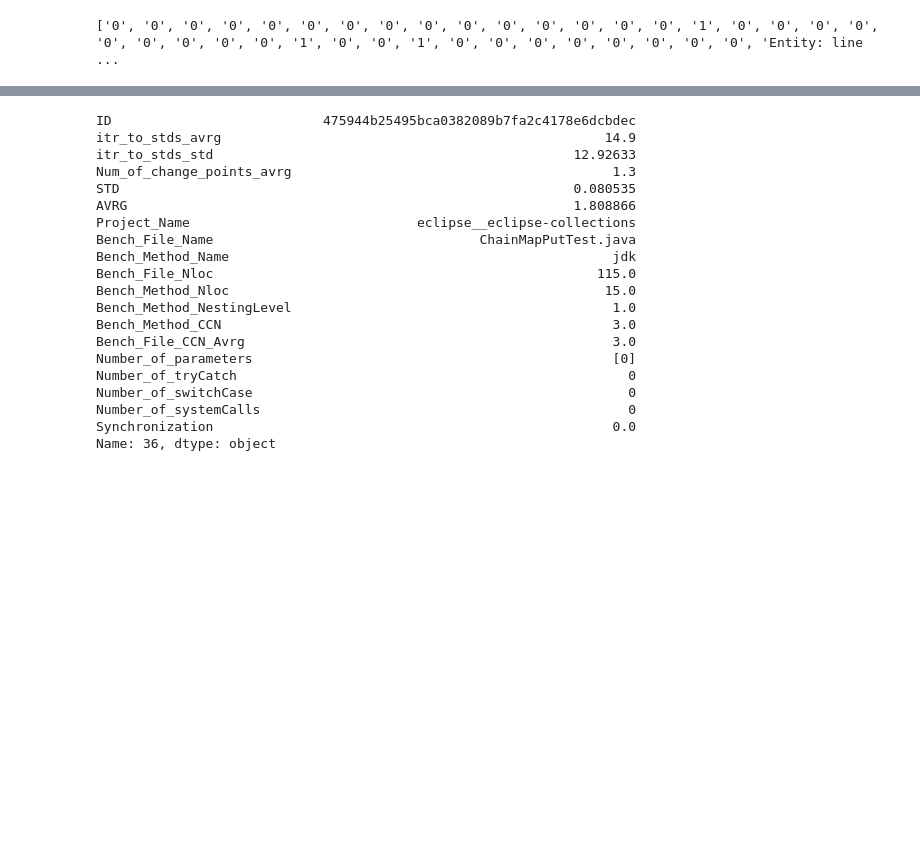
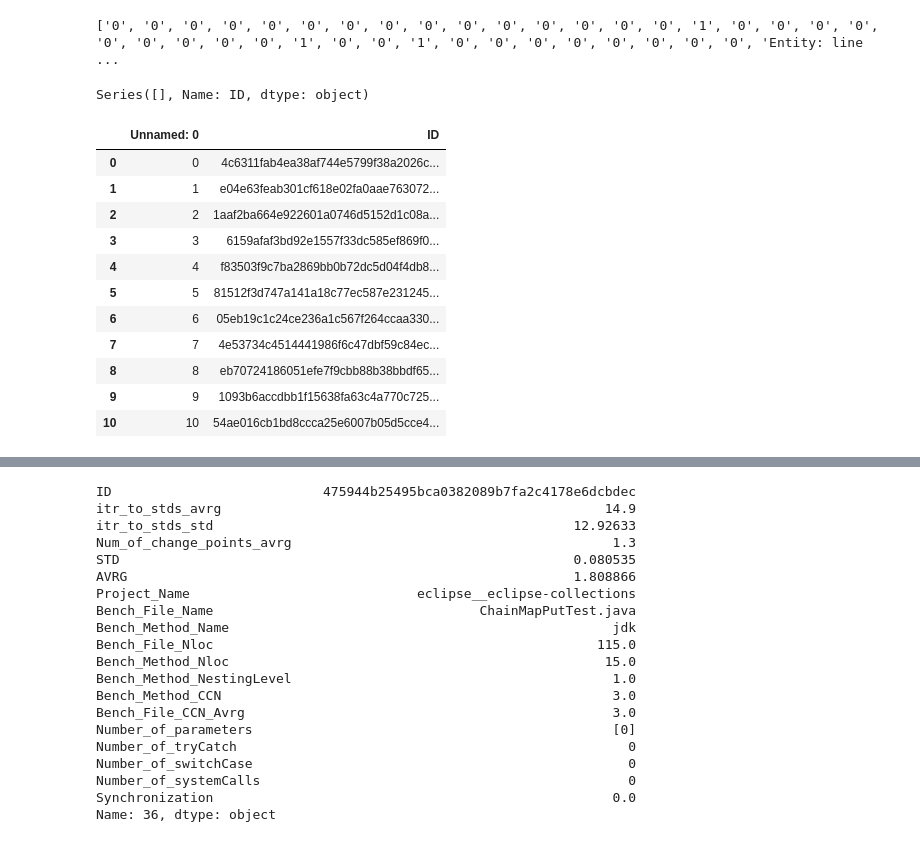
Before and after one commit to amirmahdiKhosravi/ACM-SPEC-ICPE-2023-DataTrack, a Jupyter notebook: Untitled.ipynb, the cells around one changed output, grey strips where cells are left out. Saved outputs shown, nothing was run; the diff lists cells and outputs as text; code cells hidden in the pictures; blank space fills up the shorter version.

```diff
--- a/Untitled.ipynb
+++ b/Untitled.ipynb
@@ -317,3 +395,7 @@ for filename in filesname:    # Looping over all files to find the related bench
 print(list(df["Number_of_tryCatch"]))
 # %% [output]
 ['0', '0', '0', '0', '0', '0', '0', '0', '0', '0', '0', '0', '0', '0', '0', '1', '0', '0', '0', '0', '0', '0', '0', '0', '0', '1', '0', '0', '1', '0', '0', '0', '0', '0', '0', '0', '0', 'Entity: line  ...
+# %%
+pd.Series(df[ pd.isna(df["Number_of_tryCatch"])].index)
+# %% [output]
+Series([], Name: ID, dtype: object)
@@ -319,0 +404,15 @@ print(list(df["Number_of_tryCatch"]))
+# %%
+pd.read_csv("file_not_found.csv", index_col=False)
+# %% [output]
+|  | Unnamed: 0 | ID |
+| 0 | 0 | 4c6311fab4ea38af744e5799f38a2026c... |
+| 1 | 1 | e04e63feab301cf618e02fa0aae763072... |
+| 2 | 2 | 1aaf2ba664e922601a0746d5152d1c08a... |
+| 3 | 3 | 6159afaf3bd92e1557f33dc585ef869f0... |
+| 4 | 4 | f83503f9c7ba2869bb0b72dc5d04f4db8... |
+| 5 | 5 | 81512f3d747a141a18c77ec587e231245... |
+| 6 | 6 | 05eb19c1c24ce236a1c567f264ccaa330... |
+| 7 | 7 | 4e53734c4514441986f6c47dbf59c84ec... |
+| 8 | 8 | eb70724186051efe7f9cbb88b38bbdf65... |
+| 9 | 9 | 1093b6accdbb1f15638fa63c4a770c725... |
+| 10 | 10 | 54ae016cb1bd8ccca25e6007b05d5cce4... |
```
Also changed, not shown: parts of 14 cells of this notebook.
